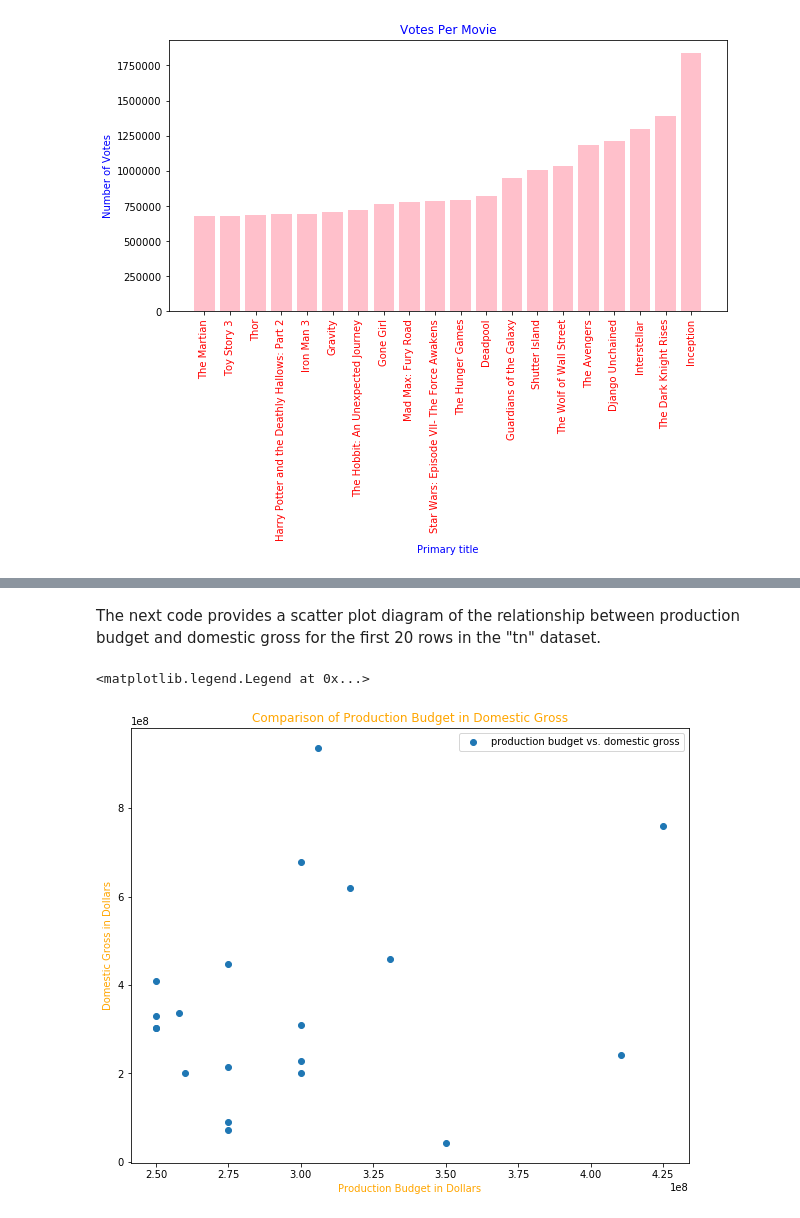
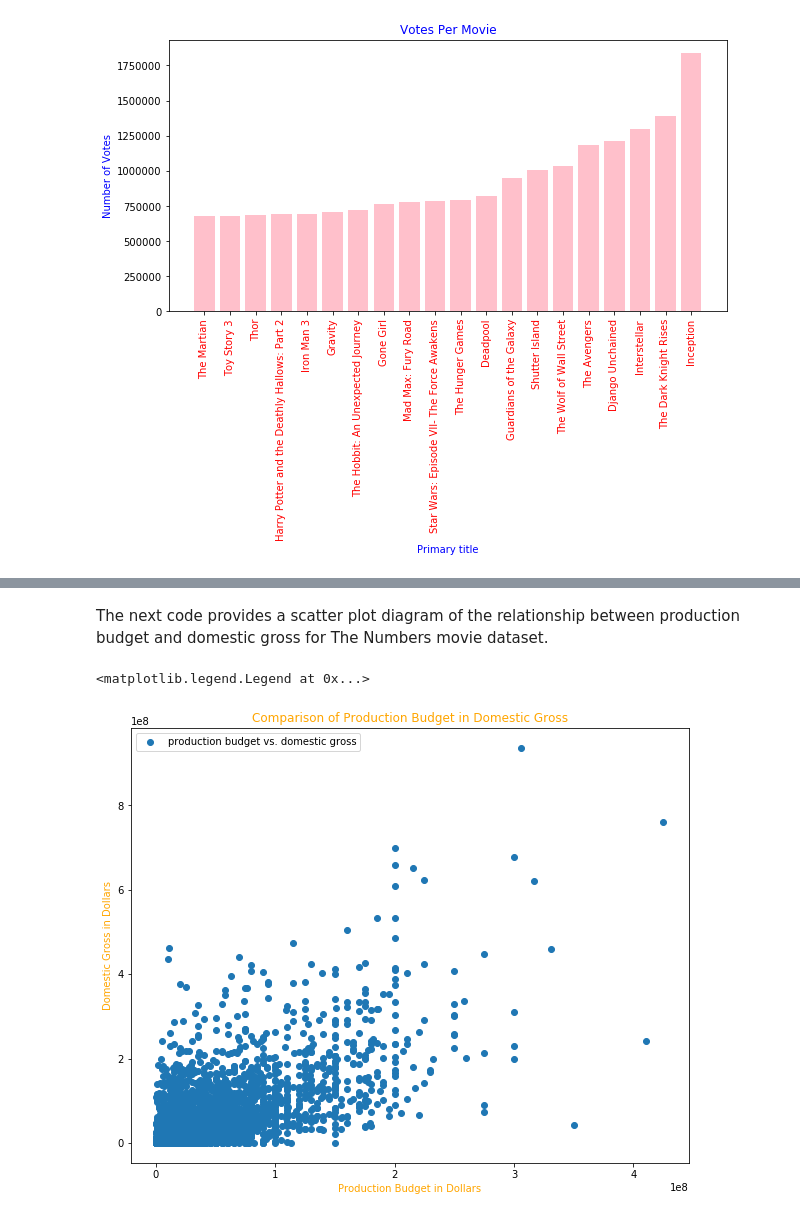
Before and after one commit to jmstipanowich/Movie-Data-Repo, a Jupyter notebook: MovieDataAnalysis.ipynb, the cells around one changed output, grey strips where cells are left out. Cells and saved outputs as stored; diff of their text form; code cells hidden in the pictures.

```diff
--- a/MovieDataAnalysis.ipynb
+++ b/MovieDataAnalysis.ipynb
@@ -360,0 +398,5 @@ df.head(20)
+# %%
+df.production_budget= df.production_budget.str.replace(",","")
+# %%
+df.production_budget= df.production_budget.str.replace("$","")
+df.production_budget
@@ -360,0 +461,3 @@ df.head(20)
+# %%
+df.domestic_gross= df.domestic_gross.str.replace(",", "")
+df.domestic_gross
@@ -360,0 +477,3 @@ df.head(20)
+# %%
+df.domestic_gross= df.domestic_gross.str.replace("$", "")
+df.domestic_gross
@@ -361,18 +508,18 @@ df.head(20)
 # %% [markdown]
-The next code provides a scatter plot diagram of the relationship between production budget and domestic gross for the first 20 rows in the "tn" dataset.
+The next code provides a scatter plot diagram of the relationship between production budget and domestic gross for The Numbers movie dataset.
 # %%
 import numpy as np
 import matplotlib.pyplot as plt
-production_budget= [425000000, 410600000, 350000000, 330600000, 317000000, 306000000, 300000000, 300000000, 300000000, 300000000, 275000000, 275000000, 275000000, 275000000, 260000000, 258000000, 250000000, 250000000, 250000000, 250000000]
-domestic_gross= [760507625, 241063875, 42762350, 459005868, 620181382, 936662225, 678815482, 309420425, 229024295, 200074175, 448139099, 213767512, 89302115, 73058679, 200821936, 336530303, 408084349, 330360194, 303003568, 302089278 ]
+production_budget= df.production_budget.astype(float)
+domestic_gross= df.domestic_gross.astype(float)
 plt.figure(figsize= (10,8))
 plt.scatter(production_budget, domestic_gross, label = 'production budget vs. domestic gross')
 plt.xlabel('Production Budget in Dollars', color= 'orange')
 plt.ylabel('Domestic Gross in Dollars', color= 'orange')
 plt.title('Comparison of Production Budget in Domestic Gross', color= 'orange')
 plt.legend()
-#plt.savefig('MovieDataImages/pbdgmovies.png')
+#plt.savefig('MovieDataImages/pbdgmovies2.png')
 # %% [output]
 <matplotlib.legend.Legend at 0x...>
-[figure, old version]
+[figure, new version]
 # %% [markdown]
```
Also changed, not shown: parts of 28 cells of this notebook.
